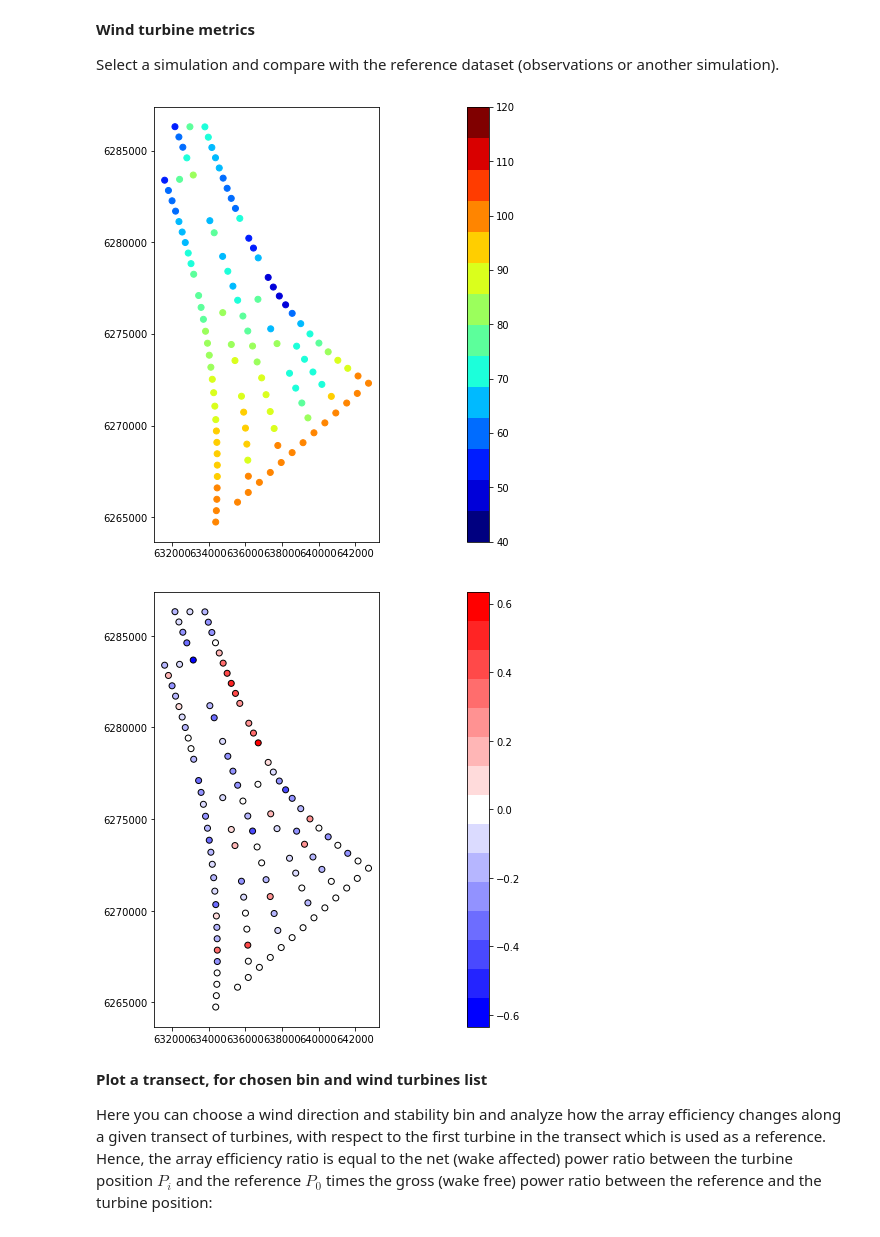
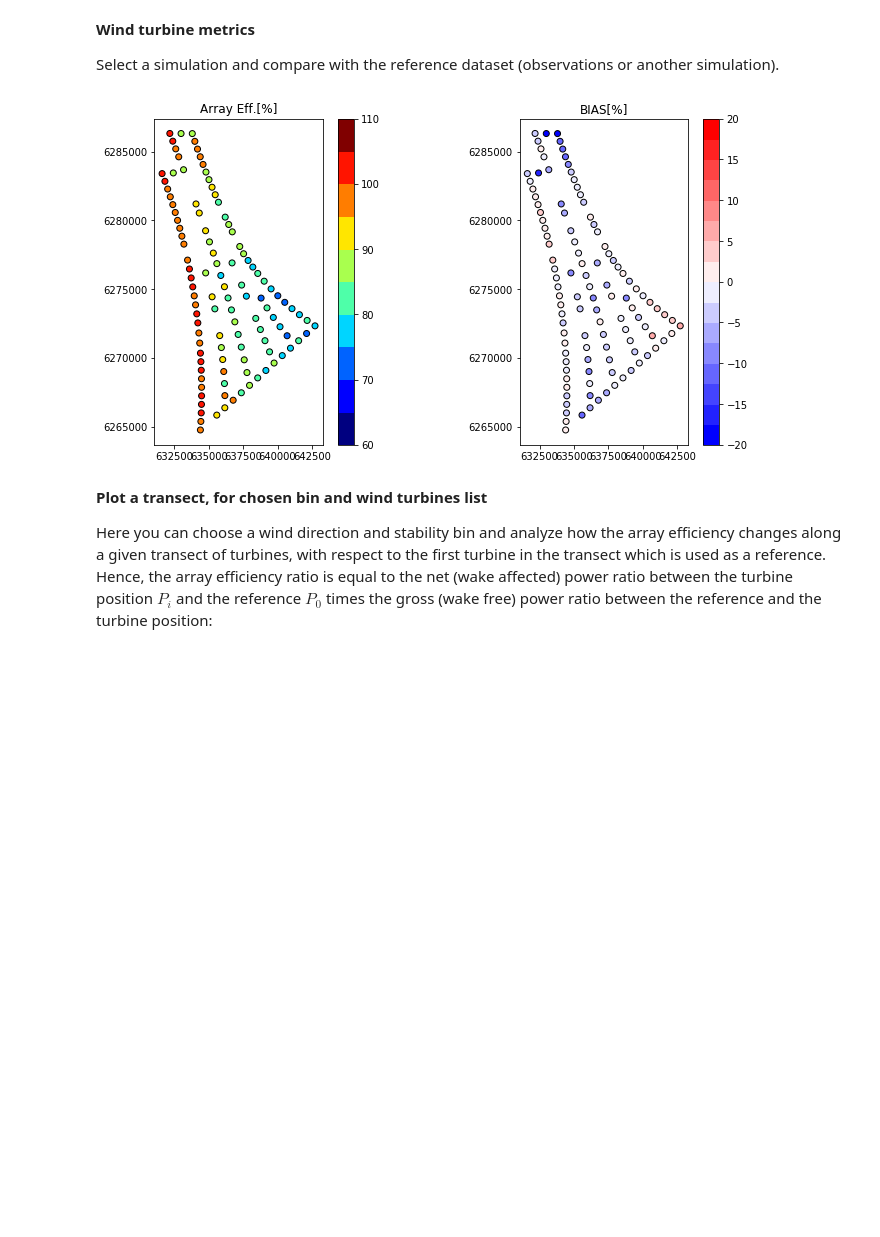
Before and after one commit to CENER-EPR/OWAbench_obsolete, a Jupyter notebook: Anholt_ArrayEfficiency.ipynb, the cells around one changed output. Drawn from its saved outputs; the diff is of its cells as text; code cells hidden in the pictures; blank space fills up the shorter version.

Commit message:
plot_wf_layout plots eta and bias side by side

```diff
--- a/Anholt_ArrayEfficiency.ipynb
+++ b/Anholt_ArrayEfficiency.ipynb
@@ -196,9 +196,9 @@ except IOError:
 # %% [markdown]
 If no validation data is available, do code to code comparison by selecting a reference simulation to compare against:
 # %%
-ref_sim = 5     # ref_sim = 0 when you compare with validation data
+ref_sim = 1     # ref_sim = [] when you compare with validation data
 
-if ref_sim == 0:
+if not ref_sim:
     ref_P = obs_P
     ref_P_std = obs_P_std
 else:
@@ -332,18 +329,15 @@ ax.set_ylim([-30, 10]); # use this to leave outliers out
 
 Select a simulation and compare with the reference dataset (observations or another simulation).
 # %%
-sim = 'anh05' # select simulation to plot
-WDbin = 'SSE' # select wind direction sector
+sim = 'anh01' # select simulation to plot
+WDbin = 'W' # select wind direction sector
 zLbin = 'u'   # select stability
 
-#fig, ax = plt.subplots(1, 2, figsize=(10,4))
-data = sim_eta_wt.loc[sim,:,WDbin,zLbin].to_pandas()
-plot_wf_layout(turbines['X coordinate'], turbines['Y coordinate'],data = data,vmin=40, vmax=120)
-data = bias_wt.loc[sim,:,WDbin,zLbin].to_pandas()
-plot_wf_layout(turbines['X coordinate'], turbines['Y coordinate'],data = data)
+data = [sim_eta_wt.loc[sim,:,WDbin,zLbin].to_pandas(),
+        bias_wt.loc[sim,:,WDbin,zLbin].to_pandas()]
+plot_wf_layout(turbines['X coordinate'], turbines['Y coordinate'],data = data,vmin = [60,-20],vmax = [110,20])
 # %% [output]
-[figure, old version]
+[figure, new version]
-[figure, removed]
 # %% [markdown]
 **Plot a transect, for chosen bin and wind turbines list**
 
```
Also changed, not shown: parts of 7 cells of this notebook, 1 other file.
